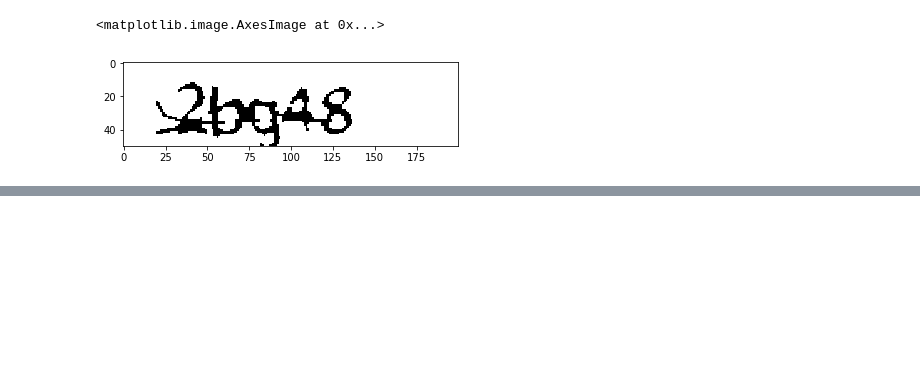
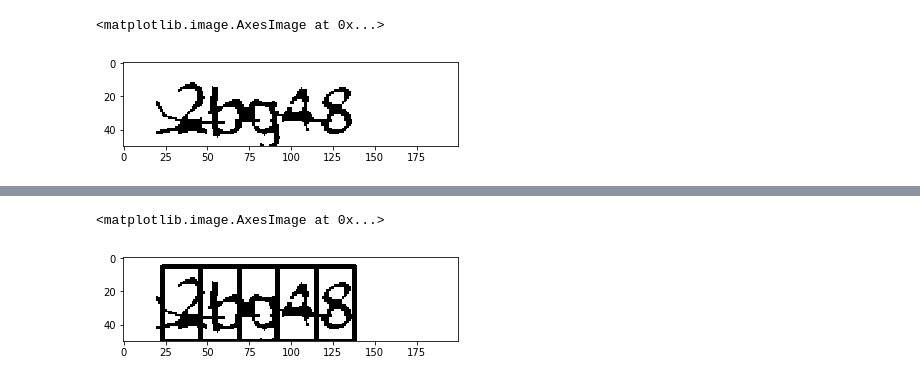
Before and after one commit to balabg94/image_segmentation, a Jupyter notebook: Captcha_seg.ipynb, the cells around one changed output, grey strips where cells are left out. Drawn from its saved outputs; the diff is of its cells as text; code cells hidden in the pictures; blank space fills up the shorter version.

```diff
--- a/Captcha_seg.ipynb
+++ b/Captcha_seg.ipynb
@@ -38,0 +61,6 @@ plt.imshow(dilation, 'gray')
+# %%
+imageobject = Image.open('segmented.png')
+plt.imshow(imageobject,'gray')
+# %% [output]
+<matplotlib.image.AxesImage at 0x...>
+[figure, added]
```
Also changed, not shown: parts of 6 cells of this notebook.
